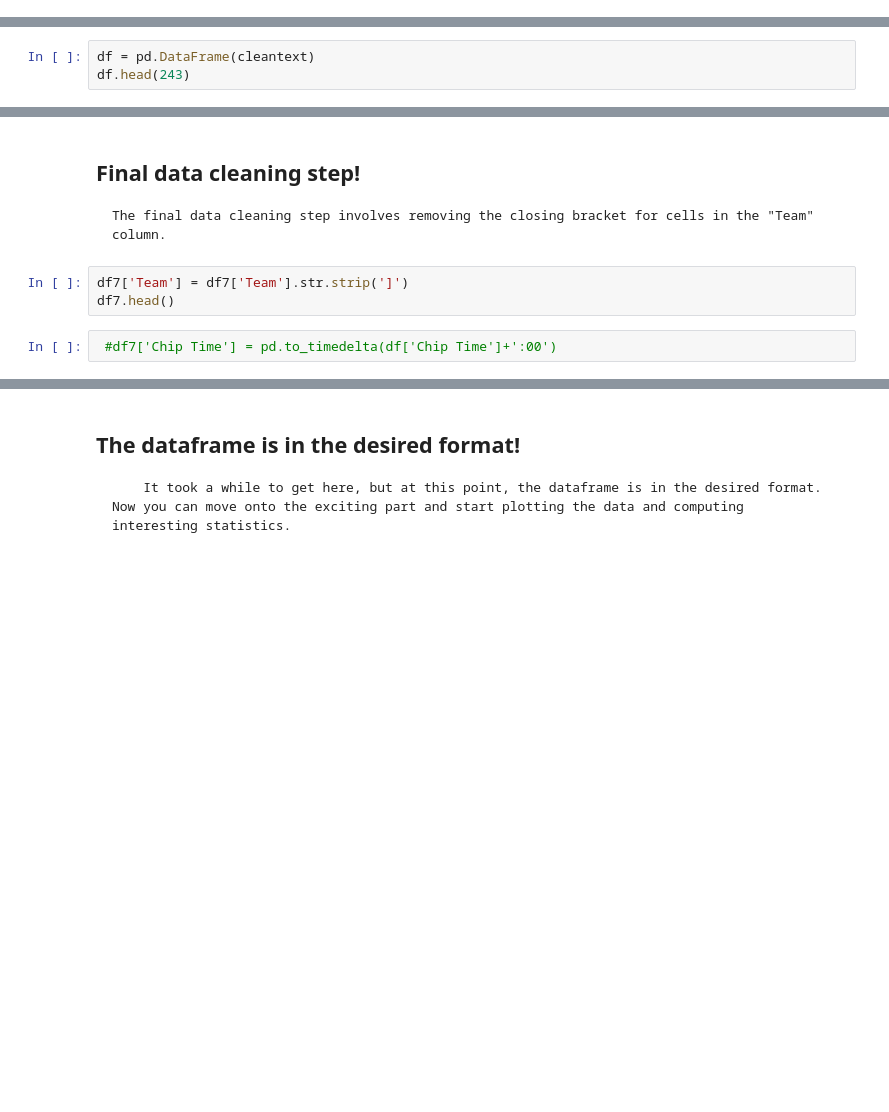
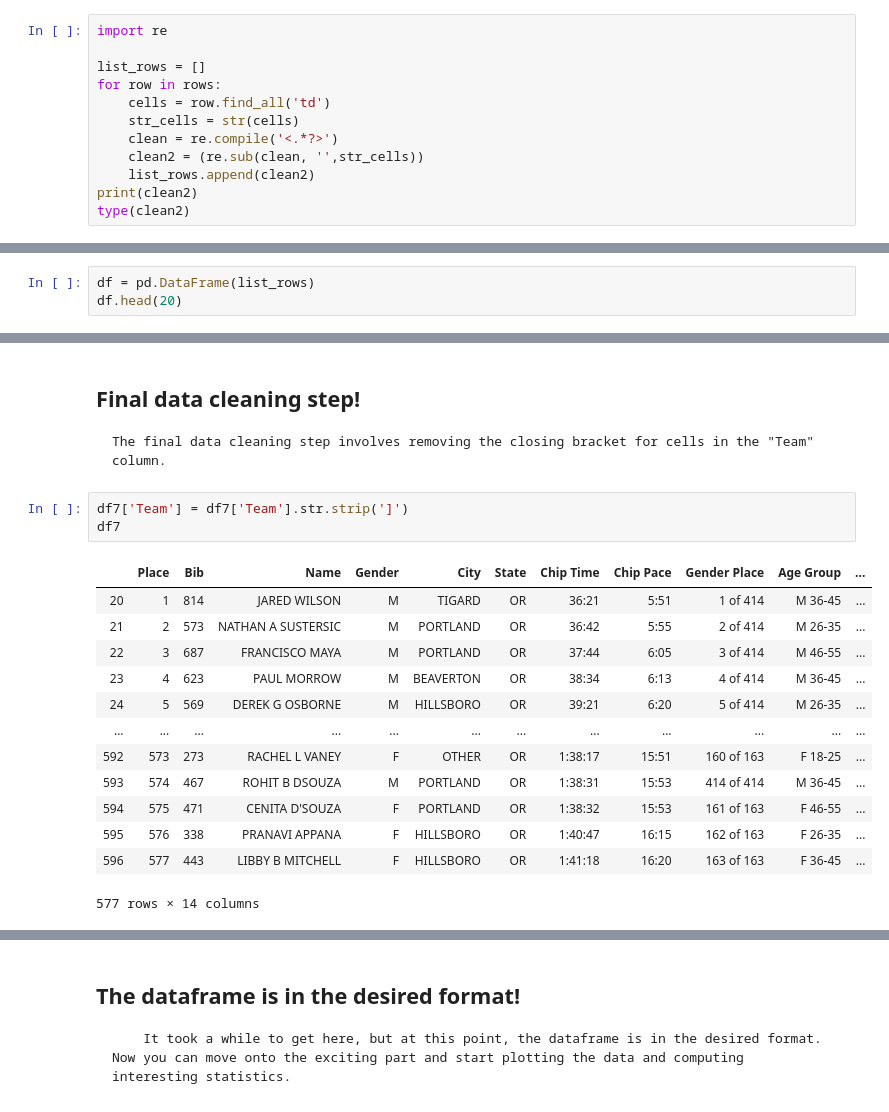
Before and after one commit to thediversecandidate/Webscraping, a Jupyter notebook: WebScraping.ipynb, the cells around one changed output, grey strips where cells are left out. Cells and saved outputs as stored; diff of their text form; blank space fills up the shorter version.

```diff
--- a/WebScraping.ipynb
+++ b/WebScraping.ipynb
@@ -257,0 +265,12 @@ type(clean2)
+# %%
+import re
+
+list_rows = []
+for row in rows:
+    cells = row.find_all('td')
+    str_cells = str(cells)
+    clean = re.compile('<.*?>')
+    clean2 = (re.sub(clean, '',str_cells))
+    list_rows.append(clean2)
+print(clean2)
+type(clean2)
@@ -262,6 +284,6 @@ The next step is to convert the list into a dataframe.
 
     (get a quick view of only the first 10 rows using Pandas!)
 # %%
-df = pd.DataFrame(cleantext)
-df.head(243)
+df = pd.DataFrame(list_rows)
+df.head(20)
 # %% [output]
@@ -384,6 +498,18 @@ df7.head()
     The final data cleaning step involves removing the closing bracket for cells in the "Team" column.
 # %%
 df7['Team'] = df7['Team'].str.strip(']')
-df7.head()
+df7
+# %% [output]
+|  | Place | Bib | Name | Gender | City | State | Chip Time | Chip Pace | Gender Place | Age Group | ... |
+| 20 | 1 | 814 | JARED WILSON | M | TIGARD | OR | 36:21 | 5:51 | 1 of 414 | M 36-45 | ... |
+| 21 | 2 | 573 | NATHAN A SUSTERSIC | M | PORTLAND | OR | 36:42 | 5:55 | 2 of 414 | M 26-35 | ... |
+| 22 | 3 | 687 | FRANCISCO MAYA | M | PORTLAND | OR | 37:44 | 6:05 | 3 of 414 | M 46-55 | ... |
+| 23 | 4 | 623 | PAUL MORROW | M | BEAVERTON | OR | 38:34 | 6:13 | 4 of 414 | M 36-45 | ... |
+| 24 | 5 | 569 | DEREK G OSBORNE | M | HILLSBORO | OR | 39:21 | 6:20 | 5 of 414 | M 26-35 | ... |
+| ... | ... | ... | ... | ... | ... | ... | ... | ... | ... | ... | ... |
+| 592 | 573 | 273 | RACHEL L VANEY | F | OTHER | OR | 1:38:17 | 15:51 | 160 of 163 | F 18-25 | ... |
+| 593 | 574 | 467 | ROHIT B DSOUZA | M | PORTLAND | OR | 1:38:31 | 15:53 | 414 of 414 | M 36-45 | ... |
+| 594 | 575 | 471 | CENITA D'SOUZA | F | PORTLAND | OR | 1:38:32 | 15:53 | 161 of 163 | F 46-55 | ... |
+| 595 | 576 | 338 | PRANAVI APPANA | F | HILLSBORO | OR | 1:40:47 | 16:15 | 162 of 163 | F 26-35 | ... |
+| 596 | 577 | 443 | LIBBY B MITCHELL | F | HILLSBORO | OR | 1:41:18 | 16:20 | 163 of 163 | F 36-45 | ... |
+577 rows × 14 columns
-# %%
- #df7['Chip Time'] = pd.to_timedelta(df['Chip Time']+':00')
```
Also changed, not shown: parts of 35 cells of this notebook.
